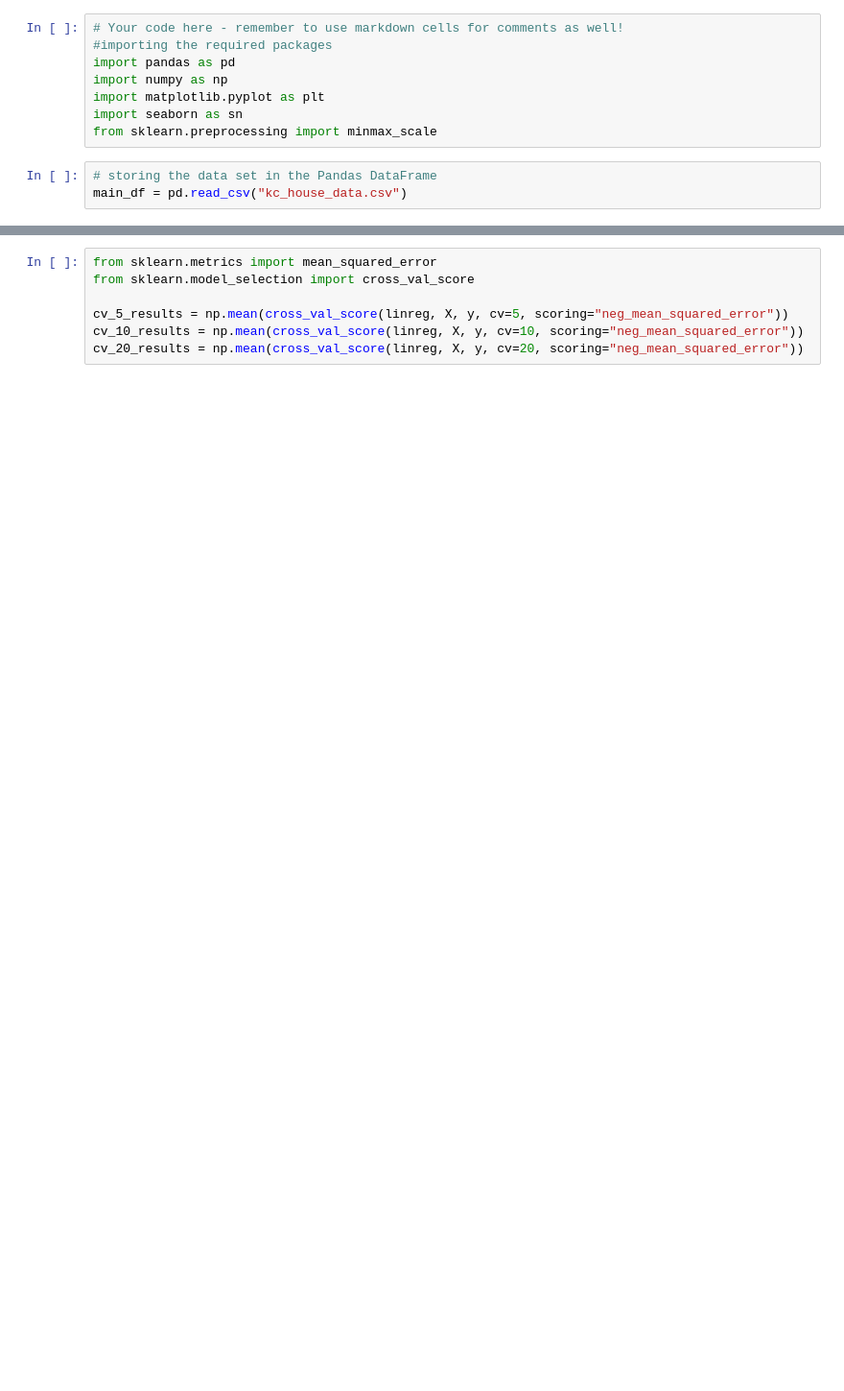
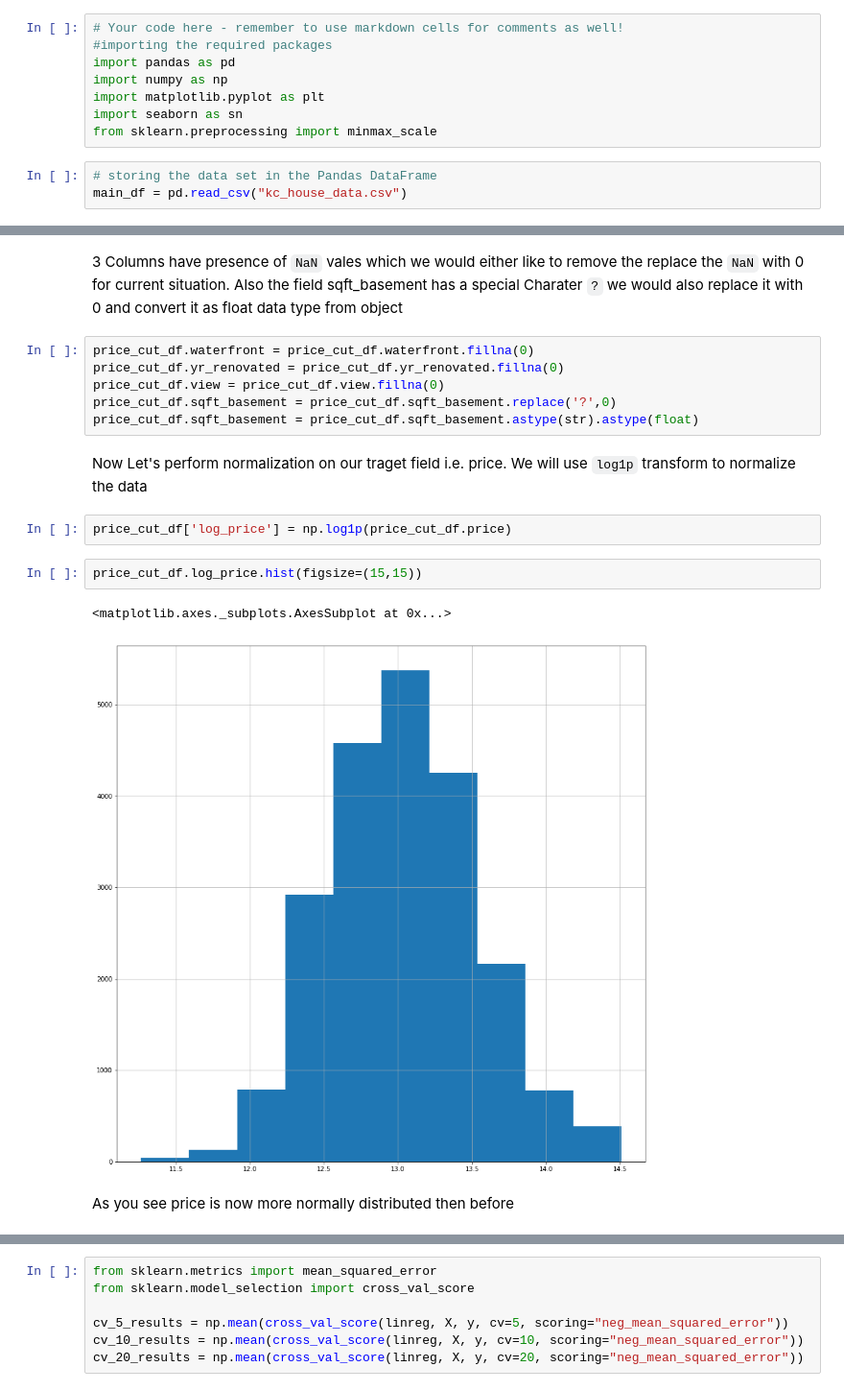
Before and after one commit to mitpatel5/dsc-1-final-project-online-ds-pt-112618, a Jupyter notebook: student.ipynb, the cells around one changed output, grey strips where cells are left out. Shown at 96% size. Cells and saved outputs as stored; diff of their text form; blank space fills up the shorter version.

```diff
--- a/student.ipynb
+++ b/student.ipynb
@@ -129,0 +102,19 @@ the .support_ attribute returns with array of selected features
+# %% [markdown]
+3 Columns have presence of `NaN` vales which we would either like to remove the replace the `NaN` with 0 for current situation. Also the field sqft_basement has a special Charater `?` we would also replace it with 0 and convert it as float data type from object
+# %%
+price_cut_df.waterfront = price_cut_df.waterfront.fillna(0)
+price_cut_df.yr_renovated = price_cut_df.yr_renovated.fillna(0)
+price_cut_df.view = price_cut_df.view.fillna(0)
+price_cut_df.sqft_basement = price_cut_df.sqft_basement.replace('?',0)
+price_cut_df.sqft_basement = price_cut_df.sqft_basement.astype(str).astype(float)
+# %% [markdown]
+Now Let's perform normalization on our traget field i.e. price. We will use `log1p` transform to normalize the data
+# %%
+price_cut_df['log_price'] = np.log1p(price_cut_df.price)
+# %%
+price_cut_df.log_price.hist(figsize=(15,15))
+# %% [output]
+<matplotlib.axes._subplots.AxesSubplot at 0x...>
+[figure, added]
+# %% [markdown]
+As you see price is now more normally distributed then before
```
Also changed, not shown: parts of 87 cells of this notebook, 2 other files.
